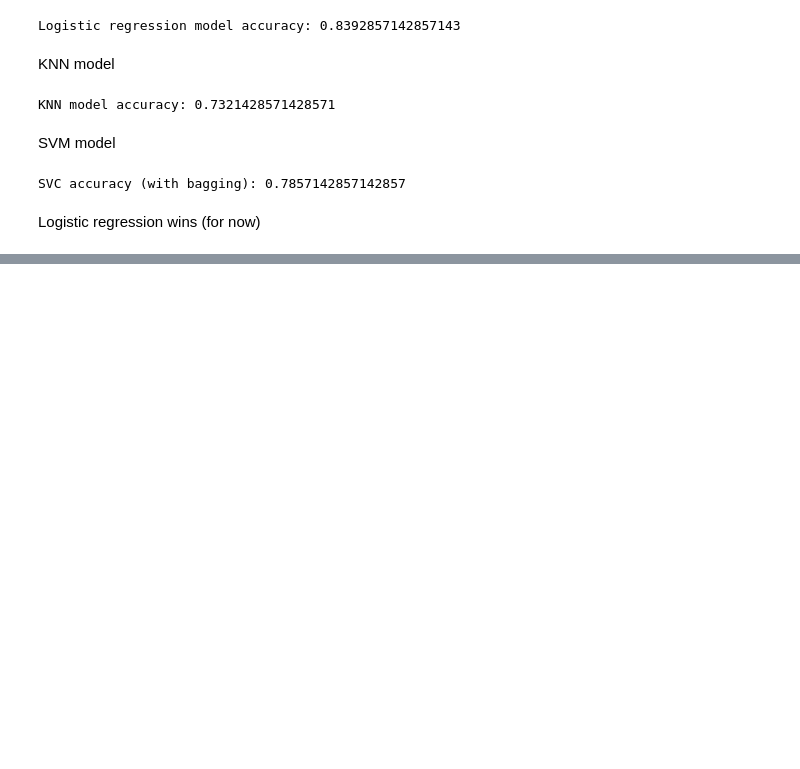
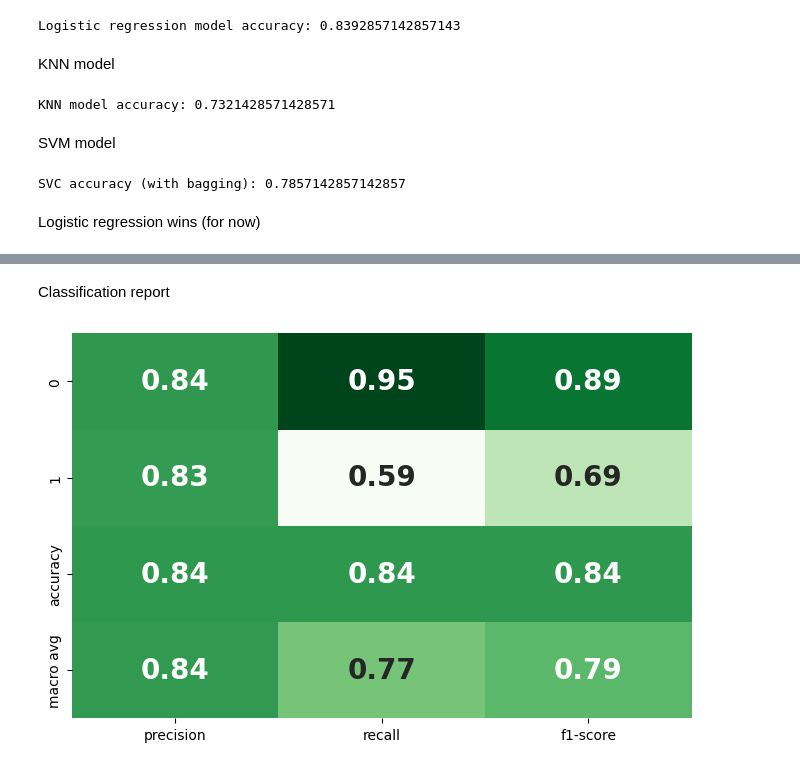
Before and after one commit to Asir-IO/heart-failure-predictor, a Jupyter notebook: lab.ipynb, the cells around one changed output, grey strips where cells are left out. Drawn from its saved outputs; the diff is of its cells as text; code cells hidden in the pictures; blank space fills up the shorter version.

Commit message:
Added the readme file and classification report

```diff
--- a/lab.ipynb
+++ b/lab.ipynb
@@ -236 +288,22 @@ Name: 73, dtype: float64
 Label: 0
+# %% [markdown]
+Classification report
+# %%
+import matplotlib.pyplot as plt
+import seaborn as sns
+from sklearn.metrics import classification_report
+import pandas as pd
+
+report = classification_report(y_test, LOGR_pred, output_dict=True)
+
+report_df = pd.DataFrame(report).transpose()
+
+plt.figure(figsize=(8, 5))
+sns.heatmap(report_df.iloc[:-1, :-1], annot=True,
+            cmap="Greens",
+            cbar=False,
+            annot_kws={"size": 20, "weight": "bold"})
+
+plt.show()
+# %% [output]
+[figure, added]
```
Also changed, not shown: parts of 6 cells of this notebook, 5 other files.
